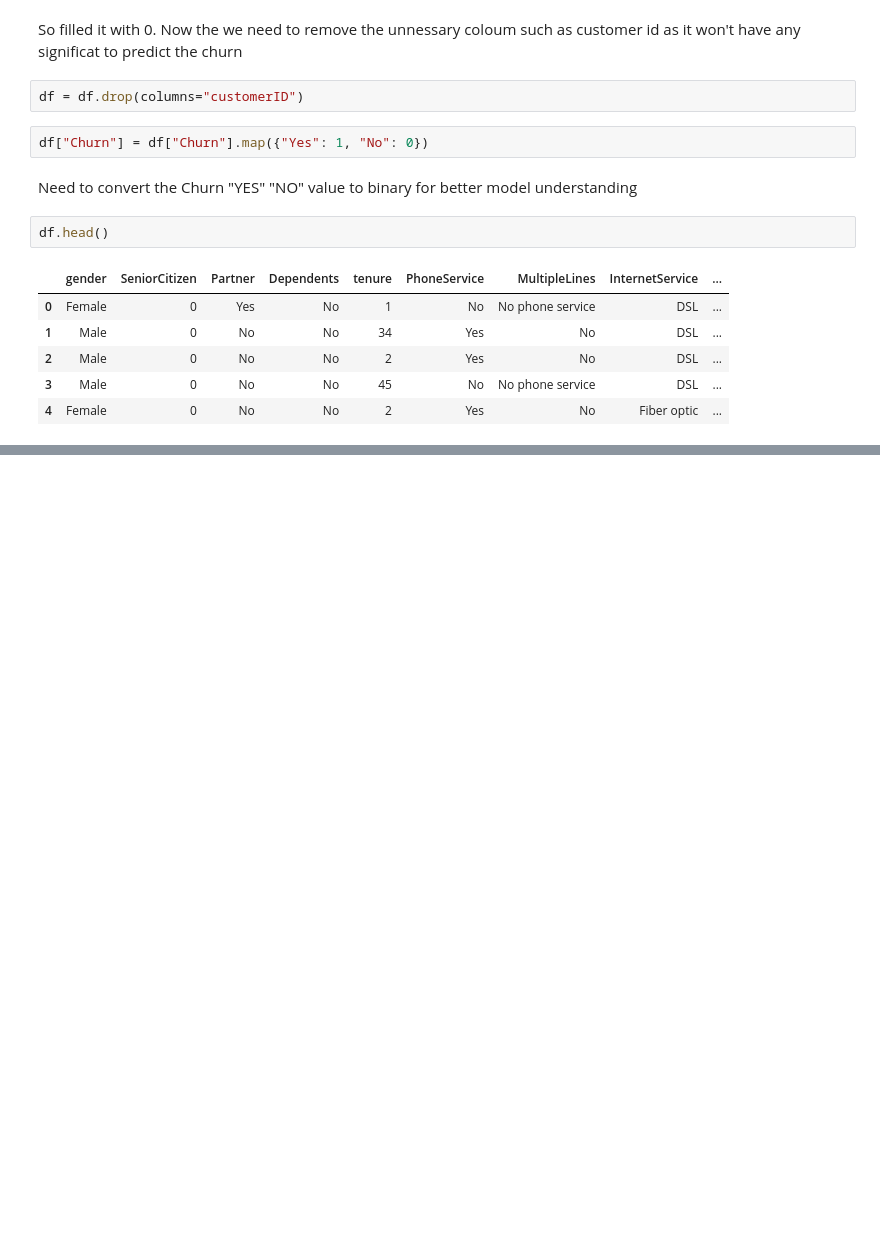
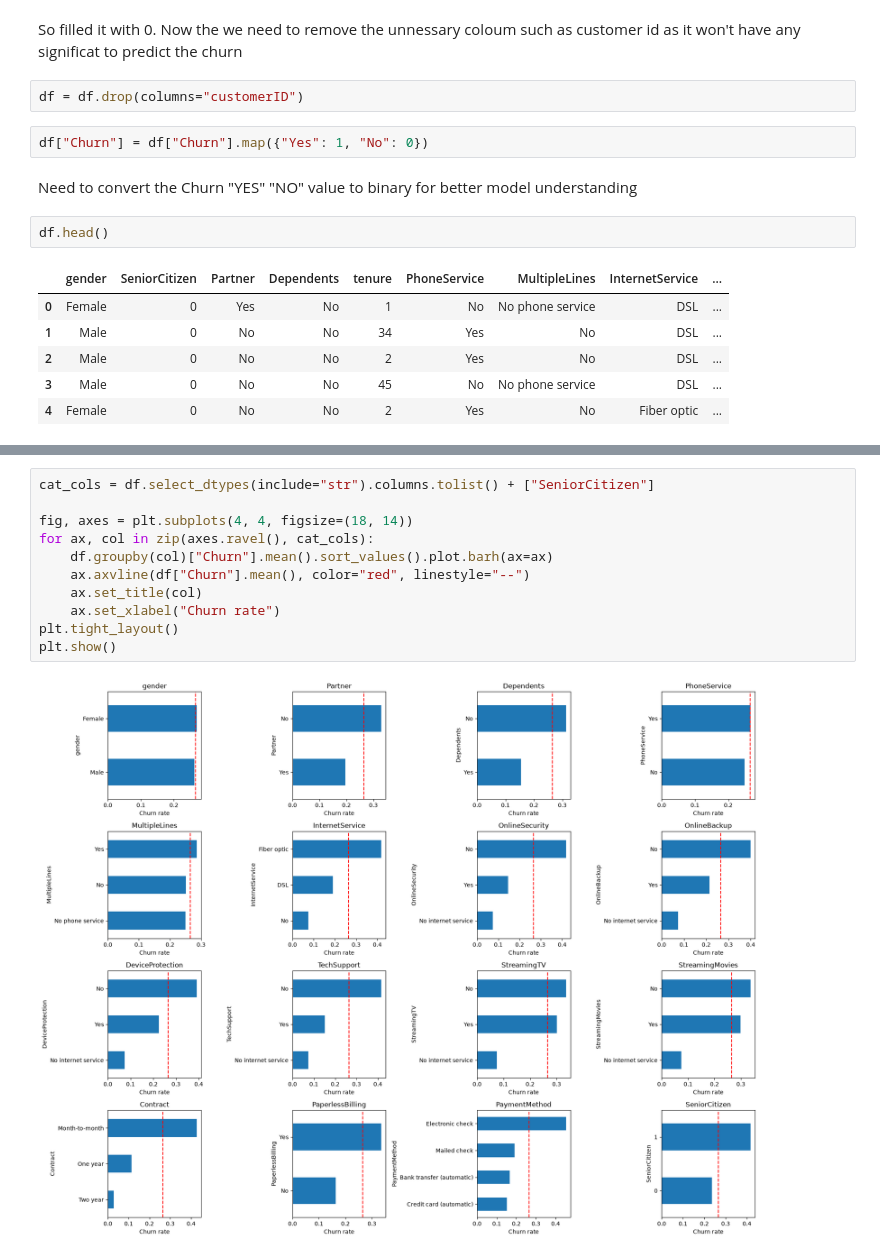
Before and after one commit to wasifhoq/telco-churn-prediction, a Jupyter notebook: notebook/analysis.ipynb, the cells around one changed output, grey strips where cells are left out. Drawn from its saved outputs; the diff is of its cells as text; blank space fills up the shorter version.

```diff
--- a/notebook/analysis.ipynb
+++ b/notebook/analysis.ipynb
@@ -133,0 +178,13 @@ memory usage: 1.1 MB
+# %%
+cat_cols = df.select_dtypes(include="str").columns.tolist() + ["SeniorCitizen"]
+
+fig, axes = plt.subplots(4, 4, figsize=(18, 14))
+for ax, col in zip(axes.ravel(), cat_cols):
+    df.groupby(col)["Churn"].mean().sort_values().plot.barh(ax=ax)
+    ax.axvline(df["Churn"].mean(), color="red", linestyle="--")
+    ax.set_title(col)
+    ax.set_xlabel("Churn rate")
+plt.tight_layout()
+plt.show()
+# %% [output]
+[figure, added]
```
Also changed, not shown: parts of 8 cells of this notebook, 1 other file.
